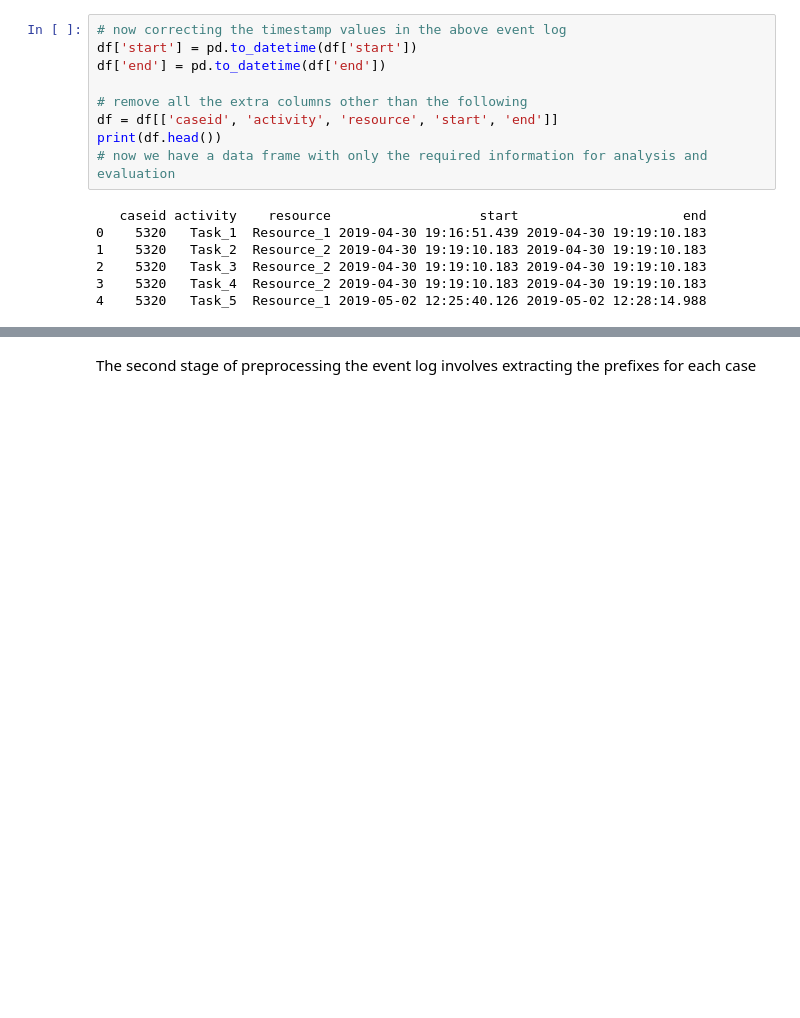
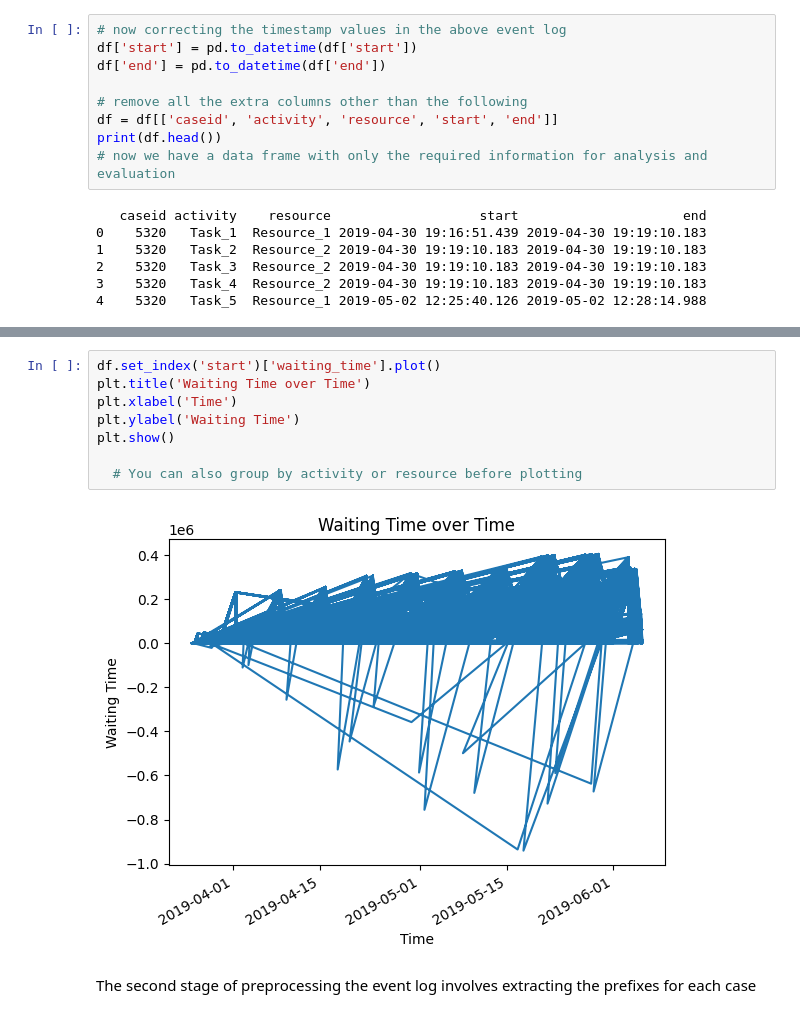
Before and after one commit to AwaisAli37405/Deep_Learning, a Jupyter notebook: DeepLearning_with_process_mining.ipynb, the cells around one changed output, grey strips where cells are left out. Drawn from its saved outputs; the diff is of its cells as text; blank space fills up the shorter version.

```diff
--- a/DeepLearning_with_process_mining.ipynb
+++ b/DeepLearning_with_process_mining.ipynb
@@ -131,3 +175,13 @@ print(df.head())
+# %%
+df.set_index('start')['waiting_time'].plot()
+plt.title('Waiting Time over Time')
+plt.xlabel('Time')
+plt.ylabel('Waiting Time')
+plt.show()
+
+  # You can also group by activity or resource before plotting
+# %% [output]
+[figure, added]
 # %% [markdown]
 The second stage of preprocessing the event log involves extracting the prefixes for each case
 # %%
```
Also changed, not shown: parts of 6 cells of this notebook.
